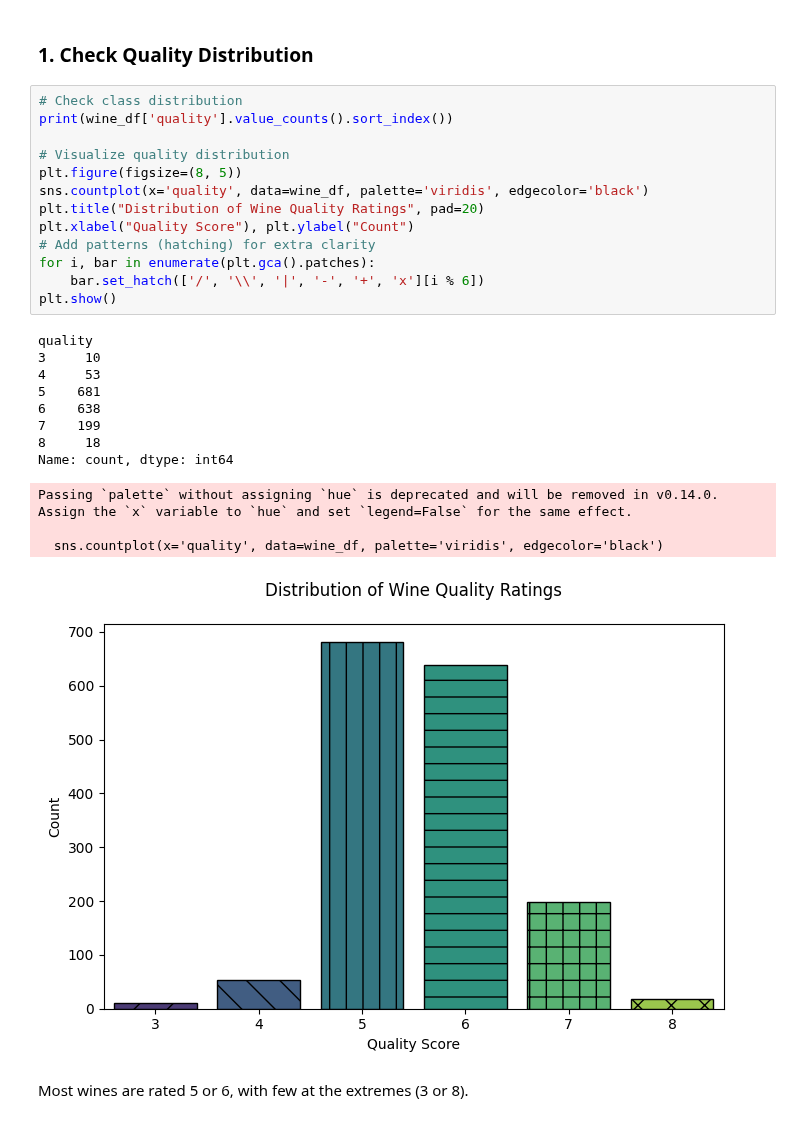
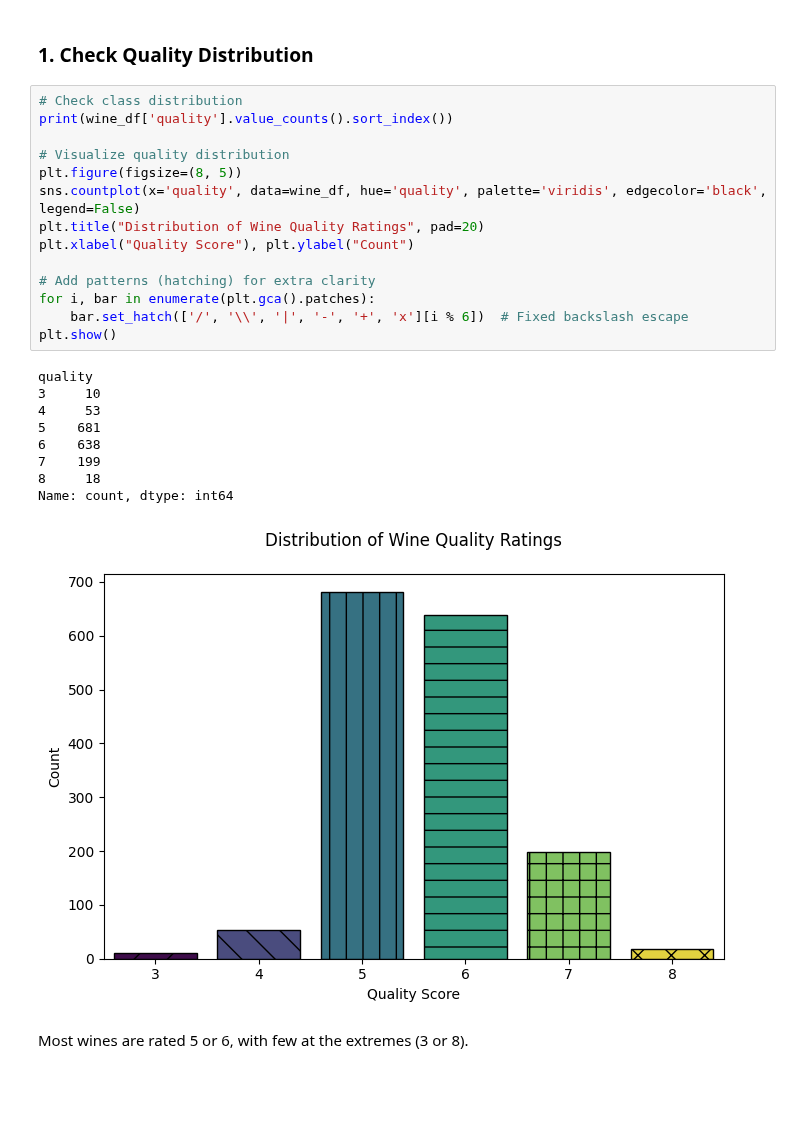
Before and after one commit to bhuvansai93/ml-tutorial-23098103, a Jupyter notebook: code_ml_tutorial_23098103.ipynb, the cells around one changed output. Cells and saved outputs as stored; diff of their text form; blank space fills up the shorter version.

```diff
--- a/code_ml_tutorial_23098103.ipynb
+++ b/code_ml_tutorial_23098103.ipynb
@@ -137,29 +137,27 @@ EDA helps us understand patterns, spot anomalies, and identify important relatio
 # %%
 # Check class distribution
 print(wine_df['quality'].value_counts().sort_index())
 
 # Visualize quality distribution
 plt.figure(figsize=(8, 5))
-sns.countplot(x='quality', data=wine_df, palette='viridis', edgecolor='black')
+sns.countplot(x='quality', data=wine_df, hue='quality', palette='viridis', edgecolor='black', legend=False)
 plt.title("Distribution of Wine Quality Ratings", pad=20)
 plt.xlabel("Quality Score"), plt.ylabel("Count")
+
 # Add patterns (hatching) for extra clarity
 for i, bar in enumerate(plt.gca().patches):
-    bar.set_hatch(['/', '\\', '|', '-', '+', 'x'][i % 6])
+    bar.set_hatch(['/', '\\', '|', '-', '+', 'x'][i % 6])  # Fixed backslash escape
 plt.show()
 # %% [output]
 quality
 3     10
 4     53
 5    681
 6    638
 7    199
 8     18
 Name: count, dtype: int64
-Passing `palette` without assigning `hue` is deprecated and will be removed in v0.14.0. Assign the `x` variable to `hue` and set `legend=False` for the same effect.
-
-  sns.countplot(x='quality', data=wine_df, palette='viridis', edgecolor='black')
-[figure, old version]
+[figure, new version]
 # %% [markdown]
 Most wines are rated 5 or 6, with few at the extremes (3 or 8).
 # %% [markdown]
```
